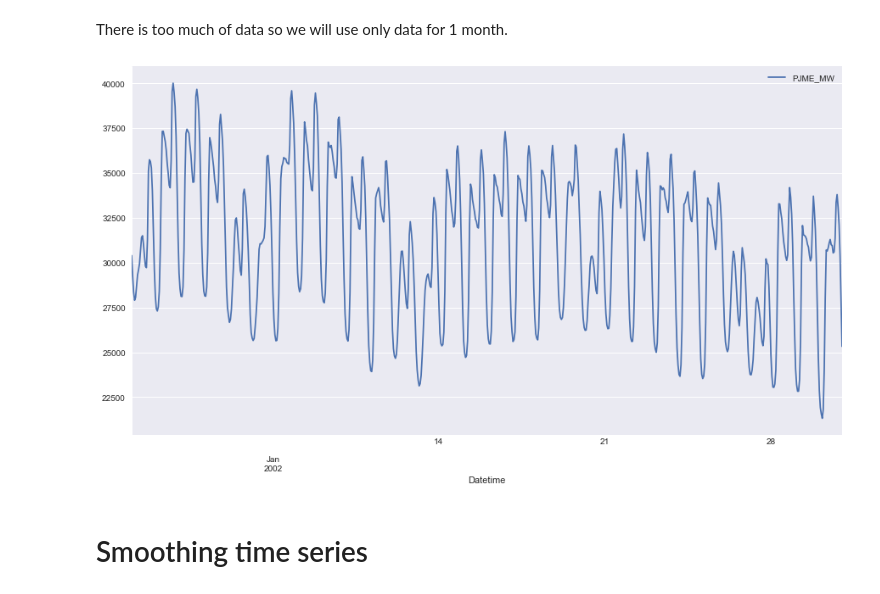
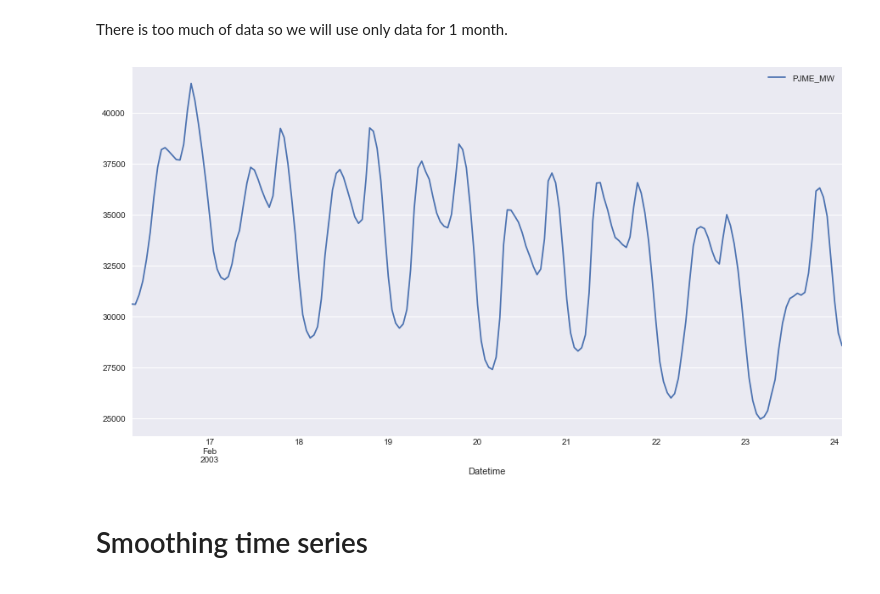
Before and after one commit to SmirnovAlexander/InformationAnalysis, a Jupyter notebook: TimeSeriesPredictions/notebooks/TimeSeriesTrendPrediction.ipynb, the cells around one changed output. Drawn from its saved outputs; the diff is of its cells as text; code cells hidden in the pictures.

```diff
--- a/TimeSeriesPredictions/notebooks/TimeSeriesTrendPrediction.ipynb
+++ b/TimeSeriesPredictions/notebooks/TimeSeriesTrendPrediction.ipynb
@@ -38,12 +38,13 @@ display(data)
 # %% [markdown]
 There is too much of data so we will use only data for 1 month.
 # %%
-# Taking first 24 * 30 = 720 hours.
-data_month = data.iloc[:720]
+# Taking first 24 * 8 = 192 hours.
+start_from_day = 411
+data_days = data.iloc[start_from_day*24 : start_from_day*24 + 192]
 # %%
 # Building plot.
-data_month.plot(x='Datetime', y='PJME_MW', figsize=(15, 8))
+data_days.plot(x='Datetime', y='PJME_MW', figsize=(15, 8))
 plt.show()
 # %% [output]
-[figure, old version]
+[figure, new version]
 # %%
```
Also changed, not shown: parts of 4 cells of this notebook.
